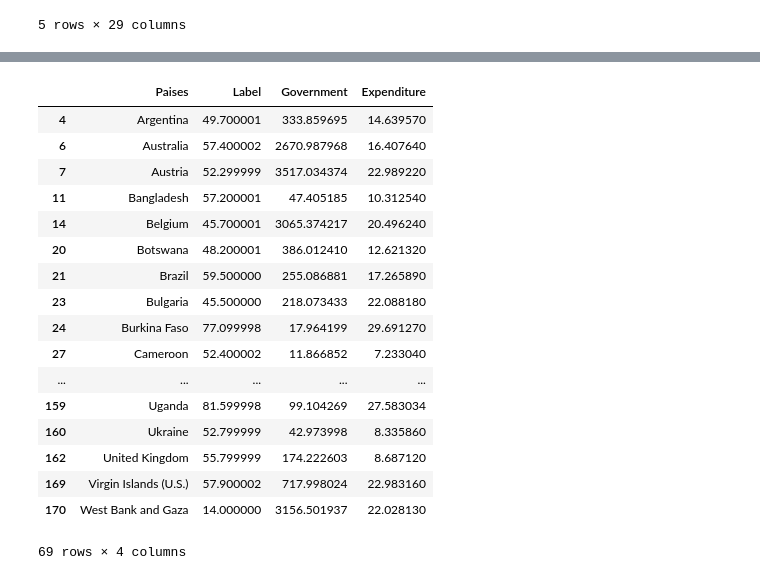
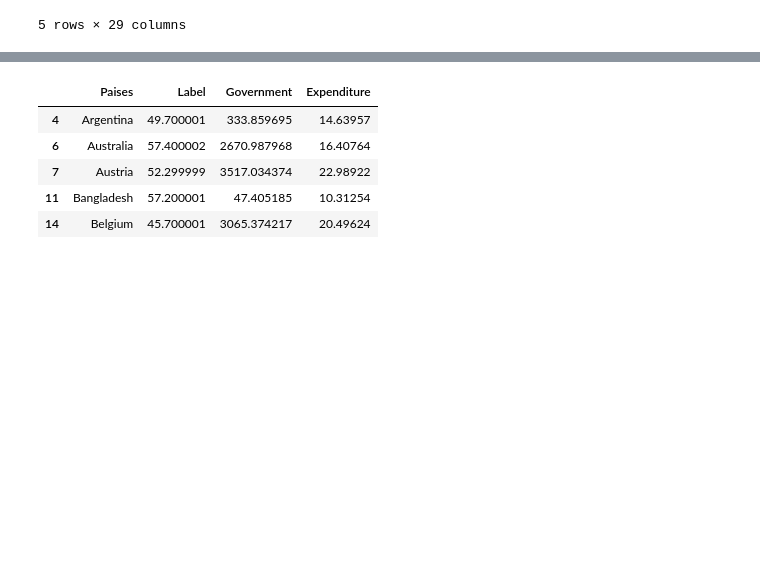
Before and after one commit to Formulos/CD_projeto3, a Jupyter notebook: Projeto-3/Projeto 3 - 1 entrega.ipynb, the cells around one changed output, grey strips where cells are left out. Cells and saved outputs as stored; diff of their text form; code cells hidden in the pictures; blank space fills up the shorter version.

```diff
--- a/Projeto-3/Projeto 3 - 1 entrega.ipynb
+++ b/Projeto-3/Projeto 3 - 1 entrega.ipynb
@@ -86,51 +86,39 @@ if len(government_list) < len(expenditure_list):
         if government_list[element] in expenditure_list:
             filtered_list.append(government_list[element])
 else:
     for element in range(len(expenditure_list)):
         if expenditure_list[element] in government_list:
             filtered_list.append(expenditure_list[element])
 
 for element in filtered_list:
     label_indices.append(desemprego_dados.index(element))
 
 for element in range(len(filtered_list)):
     label_num.append(label.year[label_indices[element]])
 
 for element in range(len(filtered_list)):
     government_num.append(government.year[government_indices[element]])
 
 for element in range(len(filtered_list)):
     expenditure_num.append(expenditure.year[expenditure_indices[element]])
 
 Data_Total["Paises"] = filtered_list
 Data_Total["Label"] = label_num
 Data_Total["Government"] = government_num
 Data_Total["Expenditure"] = expenditure_num
 
 Data_Total= Data_Total[~np.isnan(Data_Total.Label)]
 Data_Total= Data_Total[~np.isnan(Data_Total.Government)]
 Data_Total= Data_Total[~np.isnan(Data_Total.Expenditure)]
 
-Data_Total
+Data_Total.head()
 # %% [output]
 |  | Paises | Label | Government | Expenditure |
-| 4 | Argentina | 49.700001 | 333.859695 | 14.639570 |
-| 6 | Australia | 57.400002 | 2670.987968 | 16.407640 |
-| 7 | Austria | 52.299999 | 3517.034374 | 22.989220 |
-| 11 | Bangladesh | 57.200001 | 47.405185 | 10.312540 |
-| 14 | Belgium | 45.700001 | 3065.374217 | 20.496240 |
-| 20 | Botswana | 48.200001 | 386.012410 | 12.621320 |
-| 21 | Brazil | 59.500000 | 255.086881 | 17.265890 |
-| 23 | Bulgaria | 45.500000 | 218.073433 | 22.088180 |
-| 24 | Burkina Faso | 77.099998 | 17.964199 | 29.691270 |
-| 27 | Cameroon | 52.400002 | 11.866852 | 7.233040 |
-| ... | ... | ... | ... | ... |
-| 159 | Uganda | 81.599998 | 99.104269 | 27.583034 |
-| 160 | Ukraine | 52.799999 | 42.973998 | 8.335860 |
-| 162 | United Kingdom | 55.799999 | 174.222603 | 8.687120 |
-| 169 | Virgin Islands (U.S.) | 57.900002 | 717.998024 | 22.983160 |
-| 170 | West Bank and Gaza | 14.000000 | 3156.501937 | 22.028130 |
+| 4 | Argentina | 49.700001 | 333.859695 | 14.63957 |
+| 6 | Australia | 57.400002 | 2670.987968 | 16.40764 |
+| 7 | Austria | 52.299999 | 3517.034374 | 22.98922 |
+| 11 | Bangladesh | 57.200001 | 47.405185 | 10.31254 |
+| 14 | Belgium | 45.700001 | 3065.374217 | 20.49624 |
-69 rows × 4 columns
 # %%
 f, ax = plt.subplots(1,2,figsize=(16,8))
 ax[0].scatter(Data_Total.Government, Data_Total.Label, alpha=0.7)  # Plot the raw data
```
Also changed, not shown: parts of 3 cells of this notebook.
